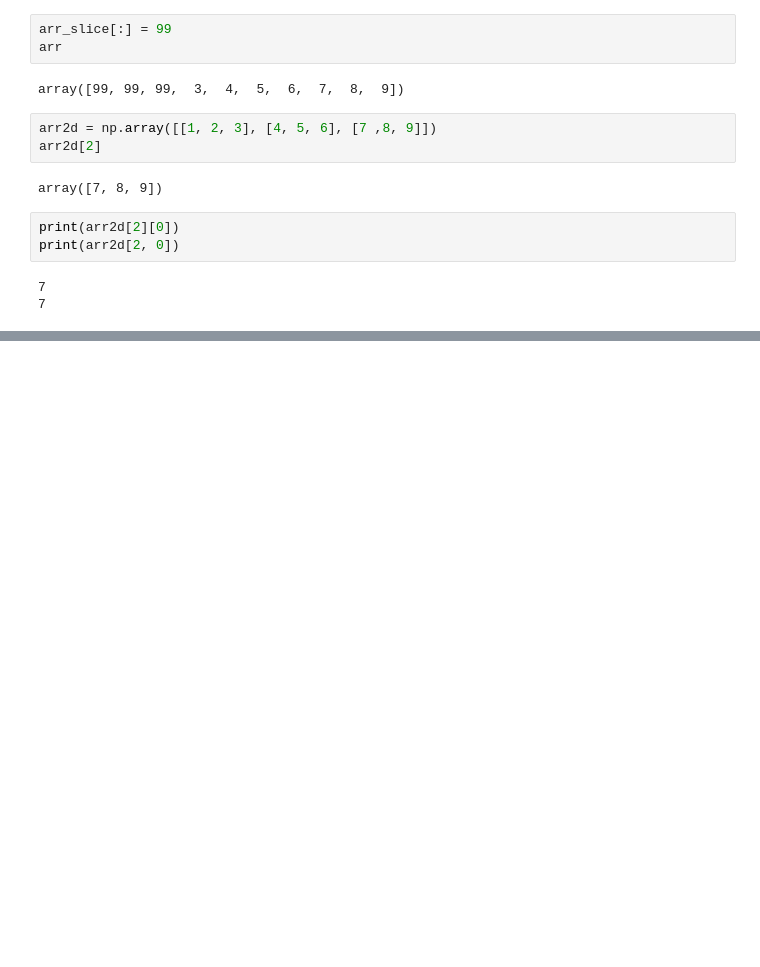
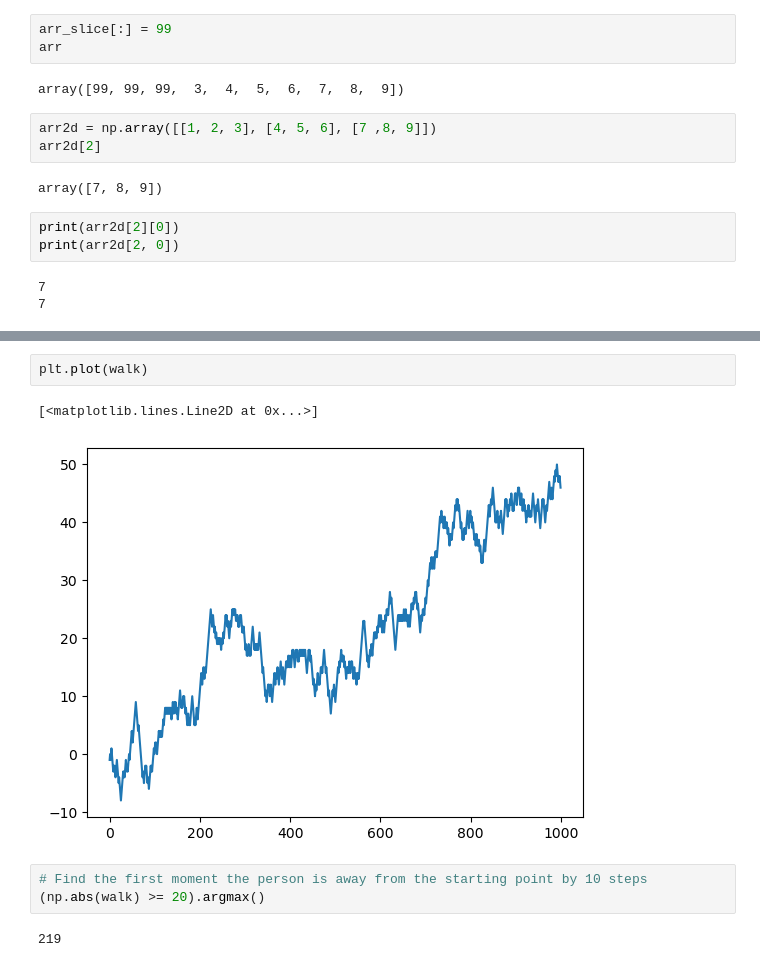
Before and after one commit to yaslitasomer/Python-for-Data-Analysis-Workbook, a Jupyter notebook: notebooks/chapter04_numpy.ipynb, the cells around one changed output, grey strips where cells are left out. Saved outputs shown, nothing was run; the diff lists cells and outputs as text; blank space fills up the shorter version.

```diff
--- a/notebooks/chapter04_numpy.ipynb
+++ b/notebooks/chapter04_numpy.ipynb
@@ -174,0 +797,10 @@ print(arr2d[2, 0])
+# %%
+plt.plot(walk)
+# %% [output]
+[<matplotlib.lines.Line2D at 0x...>]
+[figure, added]
+# %%
+# Find the first moment the person is away from the starting point by 10 steps
+(np.abs(walk) >= 20).argmax()
+# %% [output]
+219
```
Also changed, not shown: parts of 112 cells of this notebook, 2 other files.
